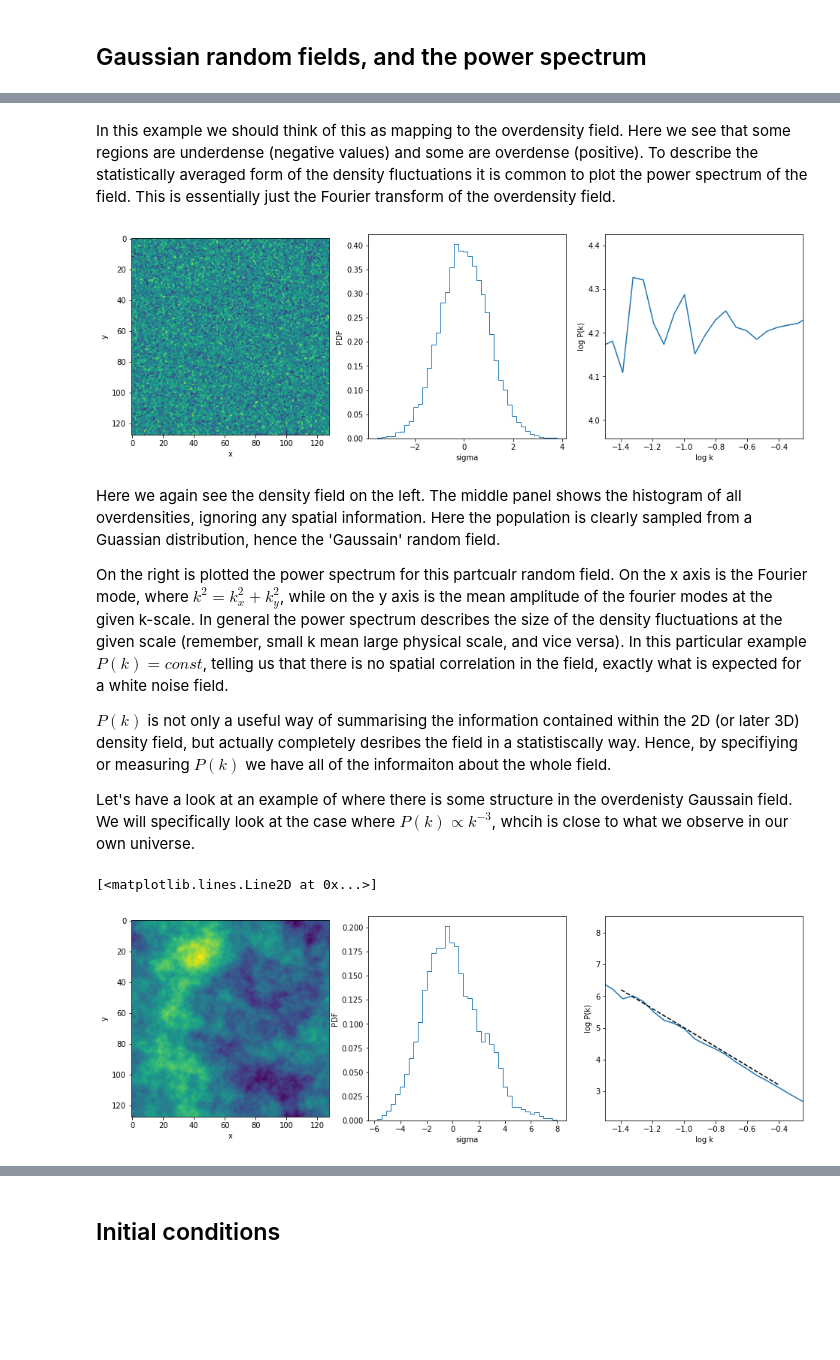
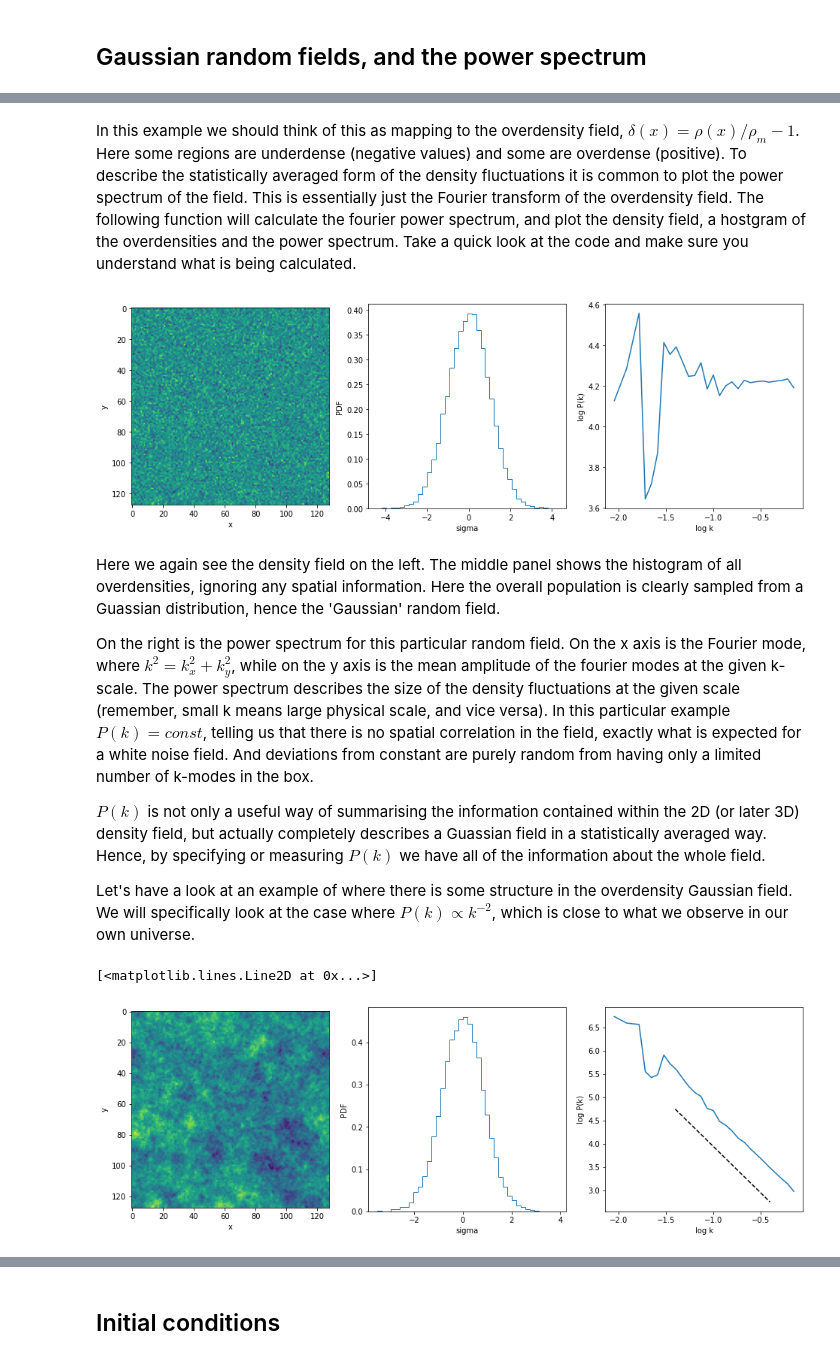
Before and after one commit to Shaun-T-Brown/Summer_school, a Jupyter notebook: Session_2/Worksheet_2.ipynb, the cells around one changed output, grey strips where cells are left out. Saved outputs shown, nothing was run; the diff lists cells and outputs as text; code cells hidden in the pictures; blank space fills up the shorter version.

```diff
--- a/Session_2/Worksheet_2.ipynb
+++ b/Session_2/Worksheet_2.ipynb
@@ -32,5 +37,5 @@ plt.colorbar()
 # %% [markdown]
-In this example we should think of this as mapping to the overdensity field. Here we see that some regions are underdense (negative values) and some are overdense (positive). To describe the statistically averaged form of the density fluctuations it is common to plot the power spectrum of the field. This is essentially just the Fourier transform of the overdensity field.
+In this example we should think of this as mapping to the overdensity field, $\delta(x) = \rho (x)/\rho_m-1$. Here some regions are underdense (negative values) and some are overdense (positive). To describe the statistically averaged form of the density fluctuations it is common to plot the power spectrum of the field. This is essentially just the Fourier transform of the overdensity field. The following function will calculate the fourier power spectrum, and plot the density field, a hostgram of the overdensities and the power spectrum. Take a quick look at the code and make sure you understand what is being calculated.
 # %%
 # define a function to plot the density field, the 1d histogram, and the power spectrum
 def field_plot(sigma,ft_bins = 30, hist_bins = 40):
@@ -42,10 +47,10 @@ def field_plot(sigma,ft_bins = 30, hist_bins = 40):
     k_1d = np.fft.fftfreq(N)
     kx,ky = np.meshgrid(k_1d,k_1d)
     k = (kx**2+ky**2)**0.5
-    k_log = np.log10(k.flatten())
+    k_log = np.log10(k.flatten()[1:]) #[1:] to ignore k=0
 
     #bin data
-    pk,k_bins,_ = stats.binned_statistic(k_log[1:],ft_p.flatten()[1:],statistic='mean',bins=ft_bins) #[1:] to ignore k=0
+    pk,k_bins,_ = stats.binned_statistic(k_log,ft_p.flatten()[1:],statistic='mean',bins=ft_bins)
 
     #now plot
     fig, ax = plt.subplots(1,3,figsize=(16,5))
@@ -58,45 +63,46 @@ def field_plot(sigma,ft_bins = 30, hist_bins = 40):
     ax[1].set_ylabel('PDF')
     ax[1].set_xlabel('sigma')
 
-    ax[2].plot(k_bins[1:],np.log10(pk))
+    cut = np.invert(np.isnan(pk))
+    ax[2].plot(k_bins[1:][cut],np.log10(pk[cut]))
     ax[2].set_xlabel('log k')
     ax[2].set_ylabel('log P(k)')
-    ax[2].set_xlim(-1.5,-0.25)
 
     return(fig,ax)
 
 _ = field_plot(sigma)
 # %% [output]
-[figure, old version]
+[figure, new version]
 # %% [markdown]
-Here we again see the density field on the left. The middle panel shows the histogram of all overdensities, ignoring any spatial information. Here the population is clearly sampled from a Guassian distribution, hence the 'Gaussain' random field.
+Here we again see the density field on the left. The middle panel shows the histogram of all overdensities, ignoring any spatial information. Here the overall population is clearly sampled from a Guassian distribution, hence the 'Gaussian' random field.
 
-On the right is plotted the power spectrum for this partcualr random field. On the x axis is the Fourier mode, where $k^2 = k_x^2 + k_y^2$, while on the y axis is the mean amplitude of the fourier modes at the given k-scale. In general the power spectrum describes the size of the density fluctuations at the given scale (remember, small k mean large physical scale, and vice versa). In this particular example $P(k) = const$, telling us that there is no spatial correlation in the field, exactly what is expected for a white noise field.
+On the right is the power spectrum for this particular random field. On the x axis is the Fourier mode, where $k^2 = k_x^2 + k_y^2$, while on the y axis is the mean amplitude of the fourier modes at the given k-scale. The power spectrum describes the size of the density fluctuations at the given scale (remember, small k means large physical scale, and vice versa). In this particular example $P(k) = const$, telling us that there is no spatial correlation in the field, exactly what is expected for a white noise field. And deviations from constant are purely random from having only a limited number of k-modes in the box.
 
-$P(k)$ is not only a useful way of summarising the information contained within the 2D (or later 3D) density field, but actually completely desribes the field in a statistiscally way. Hence, by specifiying or measuring $P(k)$ we have all of the informaiton about the whole field.
+$P(k)$ is not only a useful way of summarising the information contained within the 2D (or later 3D) density field, but actually completely describes a Guassian field in a statistically averaged way. Hence, by specifying or measuring $P(k)$ we have all of the information about the whole field.
 
-Let's have a look at an example of where there is some structure in the overdenisty Gaussain field. We will specifically look at the case where $P(k) \propto k^{-3}$, whcih is close to what we observe in our own universe.
+Let's have a look at an example of where there is some structure in the overdensity Gaussian field. We will specifically look at the case where $P(k) \propto k^{-2}$, which is close to what we observe in our own universe.
 # %%
 #adjust power spectrum
-slope = -3
+slope = -2
 k_pivot = 10**(-0.8)
 
+#measure the FT to edit in fourier space
 ft = np.fft.fft2(sigma)
 
 k_1d = np.fft.fftfreq(N)
 kx,ky = np.meshgrid(k_1d,k_1d)
 k = (kx**2+ky**2)**0.5
+
+#edit FT to the desired P(k)
 ft_2 = ft*(k/k_pivot)**(slope/2)
-ft_2[0,0] = ft[0,0]
+ft_2[0,0] = ft[0,0] #deal with zeroing
 sigma_2 = np.fft.ifft2(ft_2)
-
-#plt.imshow(np.real(sigma_2))
 
 fig,ax = field_plot(np.real(sigma_2))
 
 k=np.linspace(-1.4,-0.4,100)
-ax[2].plot(k,slope*k+2,'k--')
+ax[2].plot(k,slope*k+1.95,'k--')
 # %% [output]
 [<matplotlib.lines.Line2D at 0x...>]
-[figure, old version]
+[figure, new version]
 # %% [markdown]
```
Also changed, not shown: parts of 26 cells of this notebook, 11 other files.
